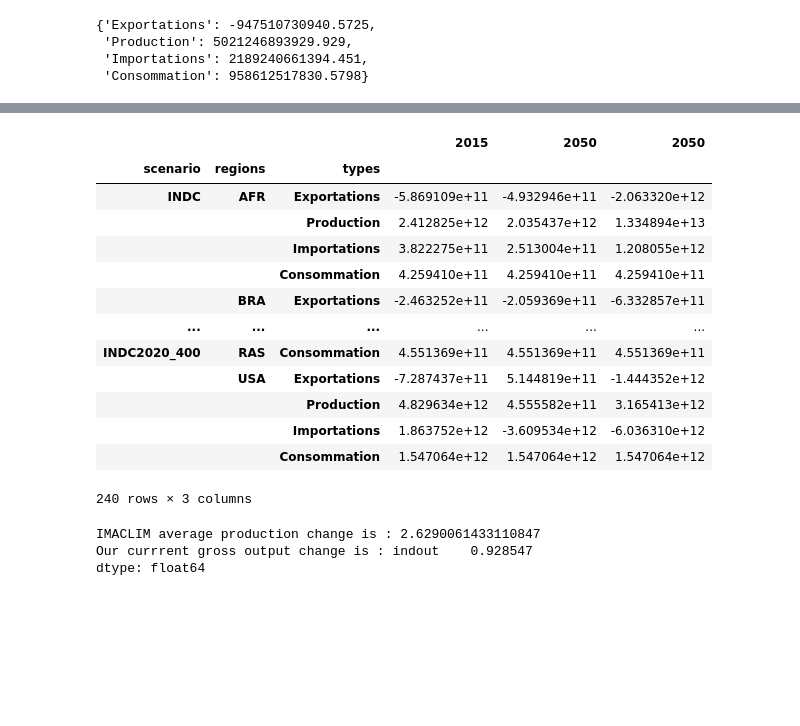
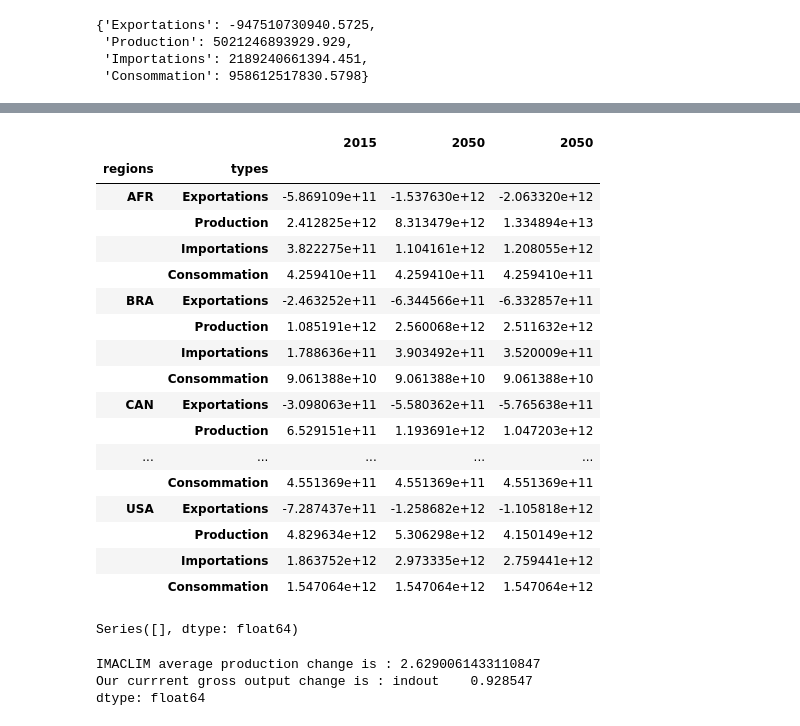
Before and after one commit to Maestrofinn/MatMat-Trade, a Jupyter notebook: main.ipynb, the cells around one changed output, grey strips where cells are left out. Cells and saved outputs as stored; diff of their text form; code cells hidden in the pictures; blank space fills up the shorter version.

Commit message:
Created consumption change scenario for comparison

```diff
--- a/main.ipynb
+++ b/main.ipynb
@@ -1201,3 +1201,5 @@ for scenario in tqdm.tqdm(scenario_list[:5]):
     model.modify_counterfactual("IMACLIM_all_2050_"+scenario,DICT_SCENARIOS["technical_change_IMACLIM"], year=2050,scenario=scenario)
     # create the 2050 version based on production changes observed in IMACLIM (since we work on groos output, we need a reference to apply relative change : x_ref), with name new_name
     model.modify_counterfactual("IMACLIM_all_2050_"+scenario,DICT_SCENARIOS["production_change_IMACLIM"], year=2050,scenario="INDC",new_name="IMACLIM_all_prod_change_2050_"+scenario,x_ref=model.counterfactuals["IMACLIM_all_2015_INDC"].iot.x.sort_index())
+
+    model.modify_counterfactual("IMACLIM_all_2050_"+scenario,DICT_SCENARIOS["consumption_change_imaclim"], year=2050,scenario="INDC",new_name="IMACLIM_all_cons_change_2050_"+scenario)
@@ -1204,35 +1233,40 @@ for scenario in tqdm.tqdm(scenario_list[:5]):
 # %%
 import tqdm
+
 start_year=pd.concat([ pd.concat([pd.DataFrame(footprint_extractor(model.counterfactuals["IMACLIM_all_2015_"+scenario],region=region),index=[2015]).T  for region in model.regions],
                       keys=model.regions,
                       names=("regions","types")) for scenario in tqdm.tqdm(scenario_list[:5])],
           keys=scenario_list[:5],
           names=("scenario","regions","types"))
 end_year=pd.concat([ pd.concat([pd.DataFrame(footprint_extractor(model.counterfactuals["IMACLIM_all_2050_"+scenario],region=region),index=[2050]).T  for region in model.regions],
                       keys=model.regions,
                       names=("regions","types")) for scenario in tqdm.tqdm(scenario_list[:5])],
           keys=scenario_list[:5],
           names=("scenario","regions","types"))
 
 end_year_prod=pd.concat([ pd.concat([pd.DataFrame(footprint_extractor(model.counterfactuals["IMACLIM_all_prod_change_2050_"+scenario],region=region),index=[2050]).T  for region in model.regions],
                       keys=model.regions,
                       names=("regions","types")) for scenario in tqdm.tqdm(scenario_list[:5])],
           keys=scenario_list[:5],
           names=("scenario","regions","types"))
 
-pd.concat([start_year,end_year,end_year_prod],axis=1)
+pd.concat([start_year,end_year,end_year_prod],axis=1).loc["INDC"]
 # %% [output]
-|  |  |  | 2015 | 2050 | 2050 |
-| scenario | regions | types |  |  |  |
-| INDC | AFR | Exportations | -5.869109e+11 | -4.932946e+11 | -2.063320e+12 |
-|  |  | Production | 2.412825e+12 | 2.035437e+12 | 1.334894e+13 |
-|  |  | Importations | 3.822275e+11 | 2.513004e+11 | 1.208055e+12 |
-|  |  | Consommation | 4.259410e+11 | 4.259410e+11 | 4.259410e+11 |
-|  | BRA | Exportations | -2.463252e+11 | -2.059369e+11 | -6.332857e+11 |
-| ... | ... | ... | ... | ... | ... |
-| INDC2020_400 | RAS | Consommation | 4.551369e+11 | 4.551369e+11 | 4.551369e+11 |
-|  | USA | Exportations | -7.287437e+11 | 5.144819e+11 | -1.444352e+12 |
-|  |  | Production | 4.829634e+12 | 4.555582e+11 | 3.165413e+12 |
-|  |  | Importations | 1.863752e+12 | -3.609534e+12 | -6.036310e+12 |
-|  |  | Consommation | 1.547064e+12 | 1.547064e+12 | 1.547064e+12 |
+|  |  | 2015 | 2050 | 2050 |
+| regions | types |  |  |  |
+| AFR | Exportations | -5.869109e+11 | -1.537630e+12 | -2.063320e+12 |
+|  | Production | 2.412825e+12 | 8.313479e+12 | 1.334894e+13 |
+|  | Importations | 3.822275e+11 | 1.104161e+12 | 1.208055e+12 |
+|  | Consommation | 4.259410e+11 | 4.259410e+11 | 4.259410e+11 |
+| BRA | Exportations | -2.463252e+11 | -6.344566e+11 | -6.332857e+11 |
+|  | Production | 1.085191e+12 | 2.560068e+12 | 2.511632e+12 |
+|  | Importations | 1.788636e+11 | 3.903492e+11 | 3.520009e+11 |
+|  | Consommation | 9.061388e+10 | 9.061388e+10 | 9.061388e+10 |
+| CAN | Exportations | -3.098063e+11 | -5.580362e+11 | -5.765638e+11 |
+|  | Production | 6.529151e+11 | 1.193691e+12 | 1.047203e+12 |
+| ... | ... | ... | ... | ... |
+|  | Consommation | 4.551369e+11 | 4.551369e+11 | 4.551369e+11 |
+| USA | Exportations | -7.287437e+11 | -1.258682e+12 | -1.105818e+12 |
+|  | Production | 4.829634e+12 | 5.306298e+12 | 4.150149e+12 |
+|  | Importations | 1.863752e+12 | 2.973335e+12 | 2.759441e+12 |
+|  | Consommation | 1.547064e+12 | 1.547064e+12 | 1.547064e+12 |
-240 rows × 3 columns
@@ -1242,0 +1273,5 @@ model.counterfactuals["IMACLIM_all_2050_INDC"].iot=save_before_experimentations.
+# %%
+columns_problem=model.counterfactuals["IMACLIM_all_2050_INDC2020_400"].iot.A.sum(axis=0)>1
+model.counterfactuals["IMACLIM_all_2050_INDC2020_400"].iot.A.loc[:,columns_problem].sum(axis=0)
+# %% [output]
+Series([], dtype: float64)
```
Also changed, not shown: parts of 25 cells of this notebook, 2 other files.
